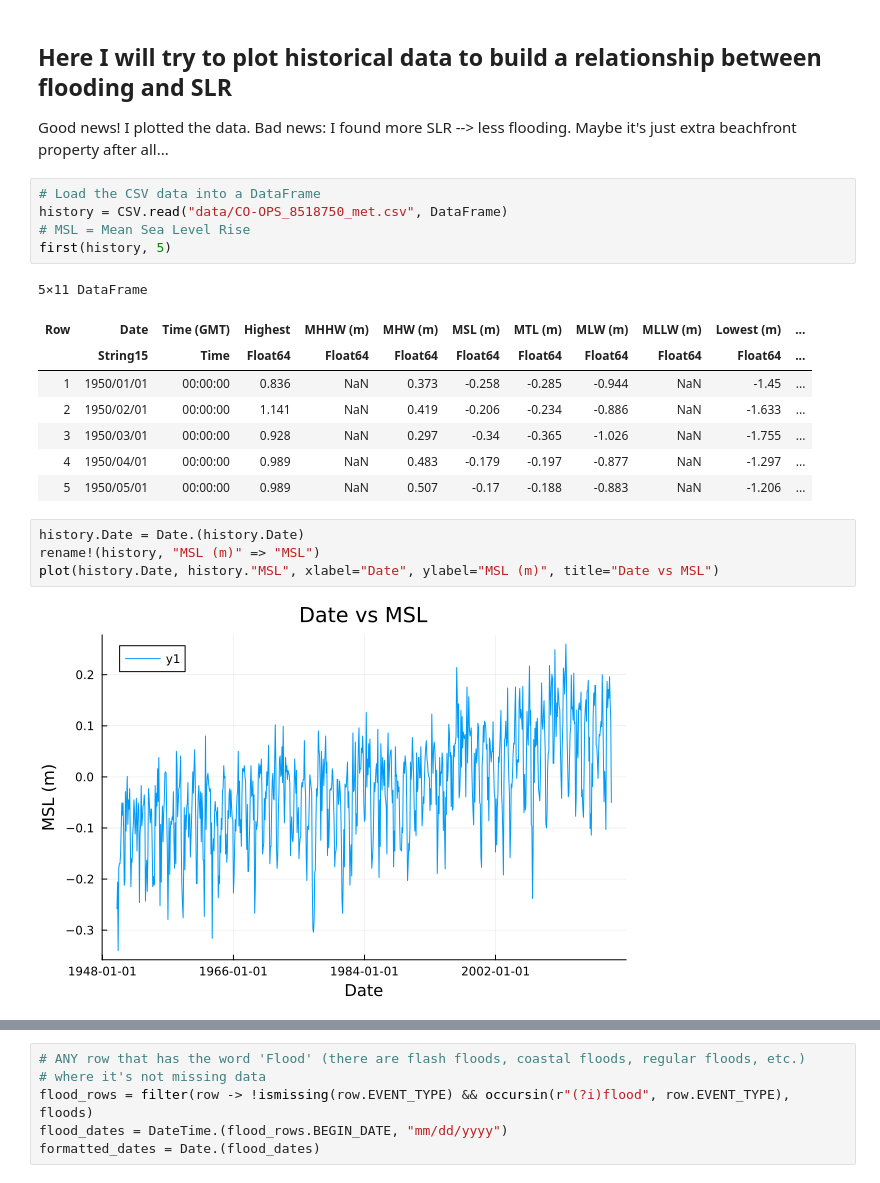
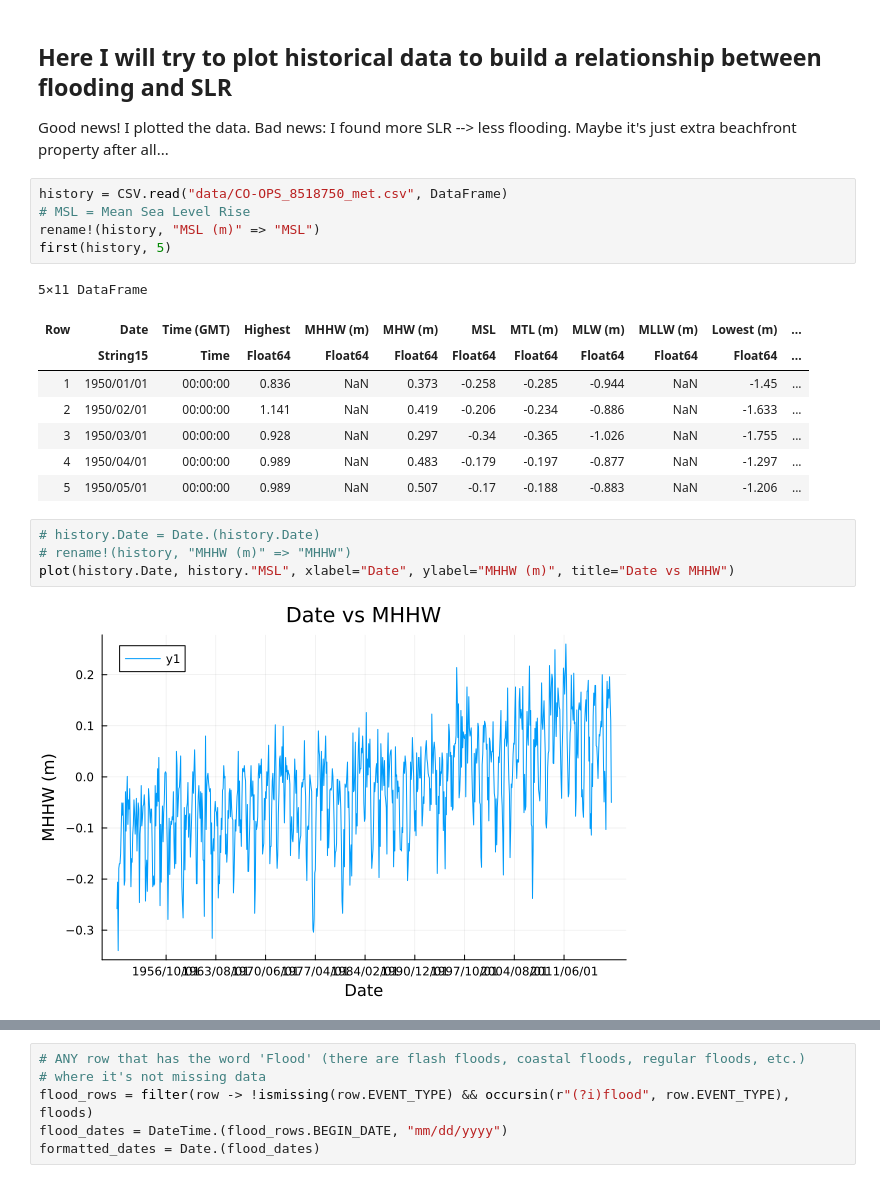
Before and after one commit to rms428/SLR-to-BI-4750, a Jupyter notebook: firstmcpass.ipynb, the cells around one changed output, grey strips where cells are left out. Cells and saved outputs as stored; diff of their text form.

```diff
--- a/firstmcpass.ipynb
+++ b/firstmcpass.ipynb
@@ -88,13 +241,13 @@ histogram(showcase_samples, xlabel="SLR (m)", ylabel="Frequency", title="SLR dis
 ## Here I will try to plot historical data to build a relationship between flooding and SLR
 Good news! I plotted the data. Bad news: I found more SLR --> less flooding. Maybe it's just extra beachfront property after all...
 # %%
-# Load the CSV data into a DataFrame
 history = CSV.read("data/CO-OPS_8518750_met.csv", DataFrame)
 # MSL = Mean Sea Level Rise
+rename!(history, "MSL (m)" => "MSL")
 first(history, 5)
 # %% [output]
 5×11 DataFrame
-| Row | Date | Time (GMT) | Highest | MHHW (m) | MHW (m) | MSL (m) | MTL (m) | MLW (m) | MLLW (m) | Lowest (m) | ... |
+| Row | Date | Time (GMT) | Highest | MHHW (m) | MHW (m) | MSL | MTL (m) | MLW (m) | MLLW (m) | Lowest (m) | ... |
 |  | String15 | Time | Float64 | Float64 | Float64 | Float64 | Float64 | Float64 | Float64 | Float64 | ... |
 | 1 | 1950/01/01 | 00:00:00 | 0.836 | NaN | 0.373 | -0.258 | -0.285 | -0.944 | NaN | -1.45 | ... |
 | 2 | 1950/02/01 | 00:00:00 | 1.141 | NaN | 0.419 | -0.206 | -0.234 | -0.886 | NaN | -1.633 | ... |
@@ -102,8 +255,8 @@ first(history, 5)
 | 4 | 1950/04/01 | 00:00:00 | 0.989 | NaN | 0.483 | -0.179 | -0.197 | -0.877 | NaN | -1.297 | ... |
 | 5 | 1950/05/01 | 00:00:00 | 0.989 | NaN | 0.507 | -0.17 | -0.188 | -0.883 | NaN | -1.206 | ... |
 # %%
-history.Date = Date.(history.Date)
-rename!(history, "MSL (m)" => "MSL")
-plot(history.Date, history."MSL", xlabel="Date", ylabel="MSL (m)", title="Date vs MSL")
+# history.Date = Date.(history.Date)
+# rename!(history, "MHHW (m)" => "MHHW")
+plot(history.Date, history."MSL", xlabel="Date", ylabel="MHHW (m)", title="Date vs MHHW")
 # %% [output]
-[figure, old version]
+[figure, new version]
```
Also changed, not shown: parts of 16 cells of this notebook, 1 other file.
